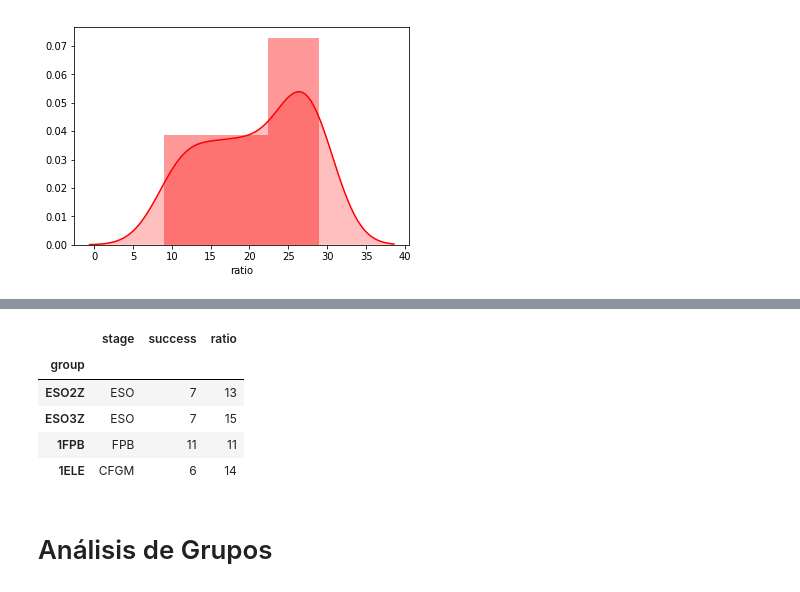
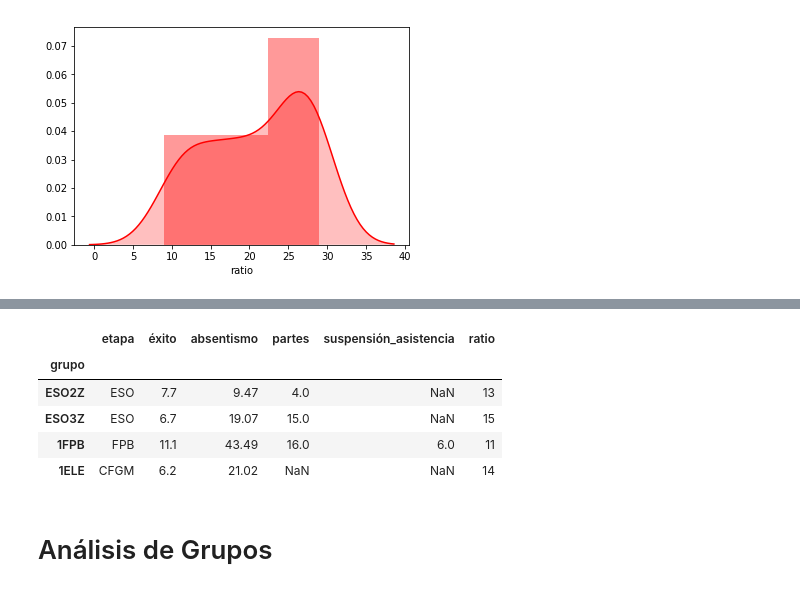
Before and after one commit to iespuertodelacruz/analitica, a Jupyter notebook: 2017-2018/eval1.ipynb, the cells around one changed output, grey strips where cells are left out. Cells and saved outputs as stored; diff of their text form; code cells hidden in the pictures.

```diff
--- a/2017-2018/eval1.ipynb
+++ b/2017-2018/eval1.ipynb
@@ -129,13 +141,13 @@ sns.jointplot("ratio", "success", df, kind="kde");
 # %%
-df[(df["success"] > 0) & (df["success"] < 20)
+df[(df["éxito"] > 0) & (df["éxito"] < 20)
     & (df["ratio"] > 10) & (df["ratio"] < 20)]
 # %% [output]
-|  | stage | success | ratio |
-| group |  |  |  |
-| ESO2Z | ESO | 7 | 13 |
-| ESO3Z | ESO | 7 | 15 |
-| 1FPB | FPB | 11 | 11 |
-| 1ELE | CFGM | 6 | 14 |
+|  | etapa | éxito | absentismo | partes | suspensión_asistencia | ratio |
+| grupo |  |  |  |  |  |  |
+| ESO2Z | ESO | 7.7 | 9.47 | 4.0 | NaN | 13 |
+| ESO3Z | ESO | 6.7 | 19.07 | 15.0 | NaN | 15 |
+| 1FPB | FPB | 11.1 | 43.49 | 16.0 | 6.0 | 11 |
+| 1ELE | CFGM | 6.2 | 21.02 | NaN | NaN | 14 |
 # %% [markdown]
 # Análisis de Grupos
 # %%
```
Also changed, not shown: parts of 19 cells of this notebook, 1 other file.
